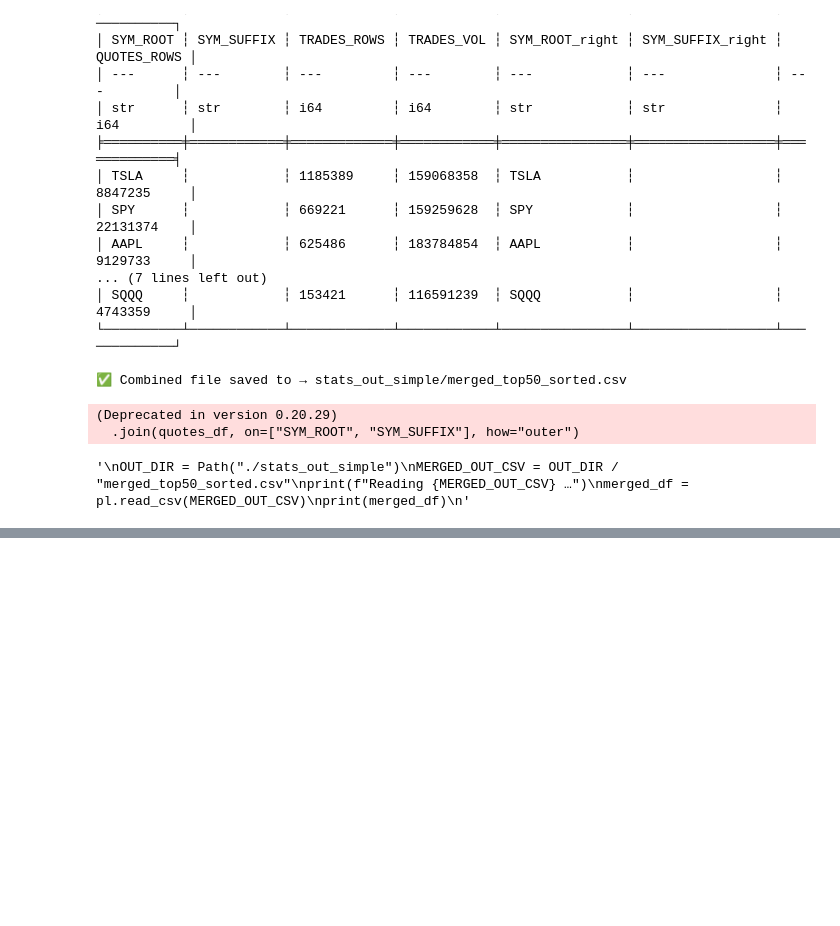
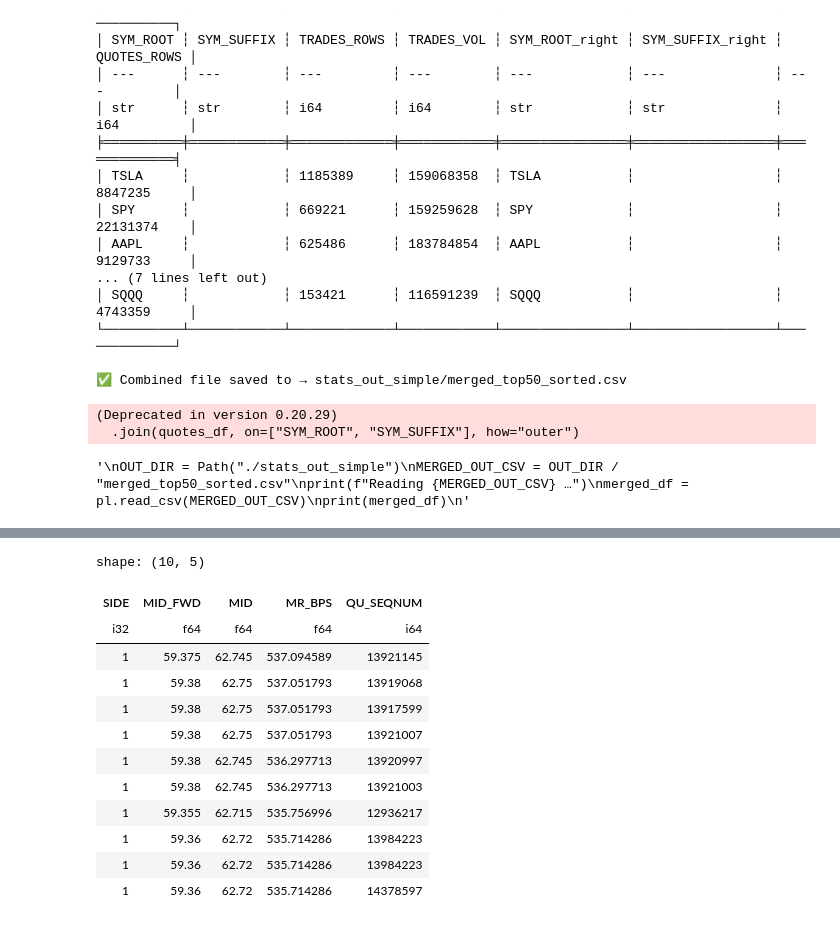
Before and after one commit to abhinavarorags/WithAmitG, a Jupyter notebook: TAQCode/exploration.ipynb, the cells around one changed output, grey strips where cells are left out. Drawn from its saved outputs; the diff is of its cells as text; code cells hidden in the pictures; blank space fills up the shorter version.

```diff
--- a/TAQCode/exploration.ipynb
+++ b/TAQCode/exploration.ipynb
@@ -400,0 +528,18 @@ shape: (3, 19)
+# %%
+#MR debug
+# metrics_lf.filter(pl.col('MR_BPS') >= 10000 ).collect(engine='streaming')
+metrics_lf.sort('MR_BPS', descending=True ).select(['SIDE','MID_FWD','MID', 'MR_BPS', 'QU_SEQNUM']).head(10).collect(engine='streaming')
+# %% [output]
+shape: (10, 5)
+| SIDE | MID_FWD | MID | MR_BPS | QU_SEQNUM |
+| i32 | f64 | f64 | f64 | i64 |
+| 1 | 59.375 | 62.745 | 537.094589 | 13921145 |
+| 1 | 59.38 | 62.75 | 537.051793 | 13919068 |
+| 1 | 59.38 | 62.75 | 537.051793 | 13917599 |
+| 1 | 59.38 | 62.75 | 537.051793 | 13921007 |
+| 1 | 59.38 | 62.745 | 536.297713 | 13920997 |
+| 1 | 59.38 | 62.745 | 536.297713 | 13921003 |
+| 1 | 59.355 | 62.715 | 535.756996 | 12936217 |
+| 1 | 59.36 | 62.72 | 535.714286 | 13984223 |
+| 1 | 59.36 | 62.72 | 535.714286 | 13984223 |
+| 1 | 59.36 | 62.72 | 535.714286 | 14378597 |
```
Also changed, not shown: parts of 24 cells of this notebook, 5 other files.
